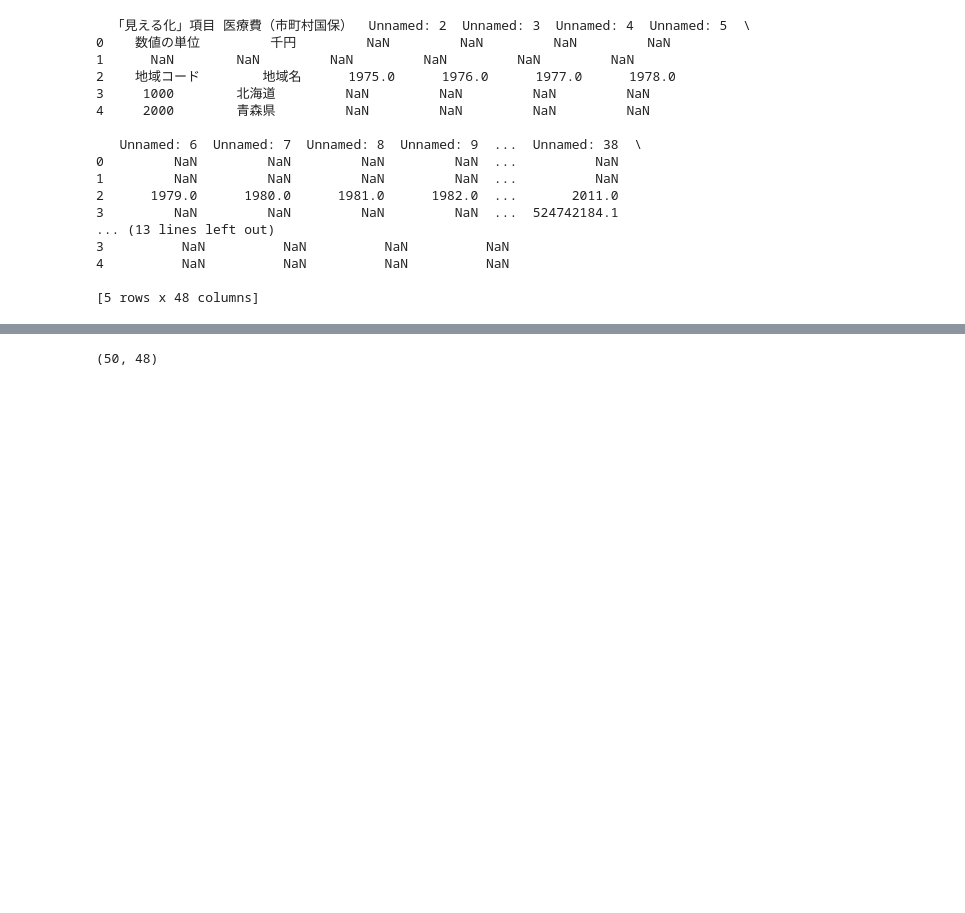
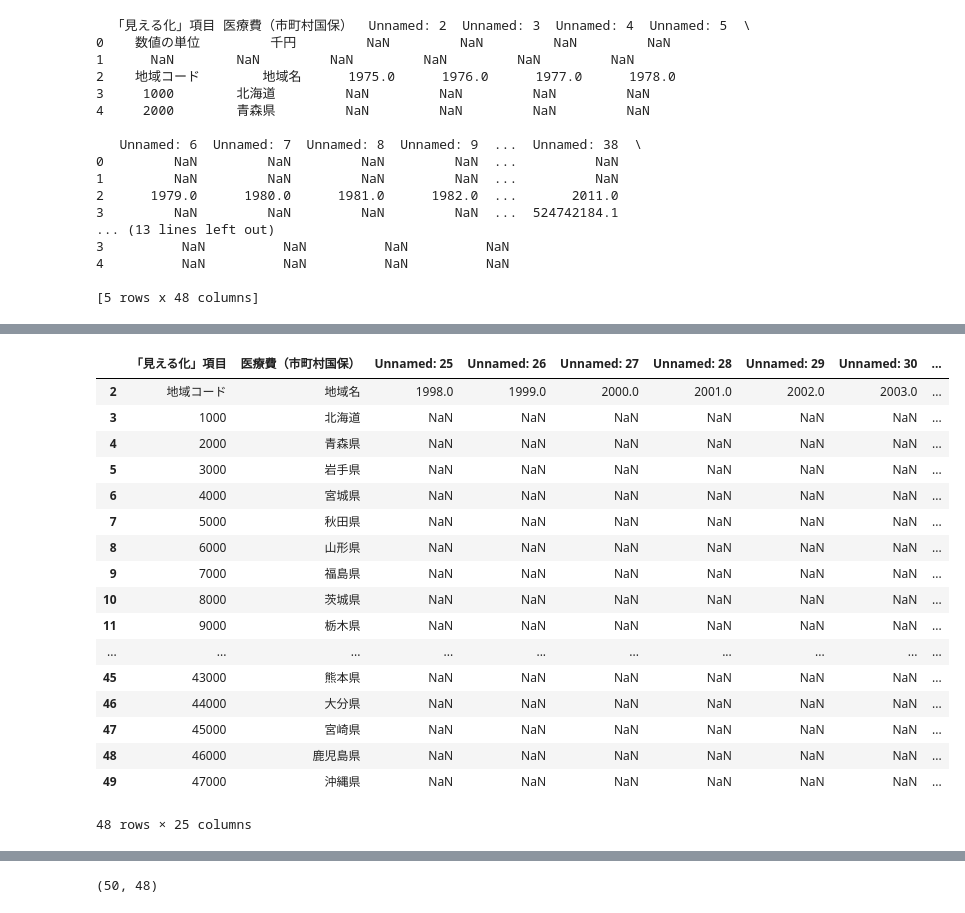
Before and after one commit to shof1/Capstone-Project, a Jupyter notebook: Week 4 - Capstone Project.ipynb, the cells around one changed output, grey strips where cells are left out. Drawn from its saved outputs; the diff is of its cells as text; code cells hidden in the pictures; blank space fills up the shorter version.

```diff
--- a/Week 4 - Capstone Project.ipynb
+++ b/Week 4 - Capstone Project.ipynb
@@ -48,5 +51,5 @@ url = "https://www5.cao.go.jp/keizai-shimon/kaigi/special/reform/mieruka/data/p2
 # data = pandas.read_csv(url, names=names)
 # data.plot(kind='density', subplots=True, layout=(3,3), sharex=False)
 # plt.show()
-data = pandas.read_csv(url,encoding="SHIFT-JIS")
+df = pandas.read_csv(url,encoding="SHIFT-JIS")
 # %%
@@ -71,0 +85,2 @@ print(data.head())
+# %%
+df.drop(range(0,2),inplace=True)
@@ -71,0 +127,28 @@ print(data.head())
+# %%
+df.drop(columns=['Unnamed: 2', 'Unnamed: 3', 'Unnamed: 4',
+       'Unnamed: 5', 'Unnamed: 6', 'Unnamed: 7', 'Unnamed: 8', 'Unnamed: 9',
+       'Unnamed: 10', 'Unnamed: 11', 'Unnamed: 12', 'Unnamed: 13',
+       'Unnamed: 14', 'Unnamed: 15', 'Unnamed: 16', 'Unnamed: 17',
+       'Unnamed: 18', 'Unnamed: 19', 'Unnamed: 20', 'Unnamed: 21',
+       'Unnamed: 22', 'Unnamed: 23', 'Unnamed: 24'],inplace=True)
+# %%
+df
+# %% [output]
+|  | 「見える化」項目 | 医療費（市町村国保） | Unnamed: 25 | Unnamed: 26 | Unnamed: 27 | Unnamed: 28 | Unnamed: 29 | Unnamed: 30 | ... |
+| 2 | 地域コード | 地域名 | 1998.0 | 1999.0 | 2000.0 | 2001.0 | 2002.0 | 2003.0 | ... |
+| 3 | 1000 | 北海道 | NaN | NaN | NaN | NaN | NaN | NaN | ... |
+| 4 | 2000 | 青森県 | NaN | NaN | NaN | NaN | NaN | NaN | ... |
+| 5 | 3000 | 岩手県 | NaN | NaN | NaN | NaN | NaN | NaN | ... |
+| 6 | 4000 | 宮城県 | NaN | NaN | NaN | NaN | NaN | NaN | ... |
+| 7 | 5000 | 秋田県 | NaN | NaN | NaN | NaN | NaN | NaN | ... |
+| 8 | 6000 | 山形県 | NaN | NaN | NaN | NaN | NaN | NaN | ... |
+| 9 | 7000 | 福島県 | NaN | NaN | NaN | NaN | NaN | NaN | ... |
+| 10 | 8000 | 茨城県 | NaN | NaN | NaN | NaN | NaN | NaN | ... |
+| 11 | 9000 | 栃木県 | NaN | NaN | NaN | NaN | NaN | NaN | ... |
+| ... | ... | ... | ... | ... | ... | ... | ... | ... | ... |
+| 45 | 43000 | 熊本県 | NaN | NaN | NaN | NaN | NaN | NaN | ... |
+| 46 | 44000 | 大分県 | NaN | NaN | NaN | NaN | NaN | NaN | ... |
+| 47 | 45000 | 宮崎県 | NaN | NaN | NaN | NaN | NaN | NaN | ... |
+| 48 | 46000 | 鹿児島県 | NaN | NaN | NaN | NaN | NaN | NaN | ... |
+| 49 | 47000 | 沖縄県 | NaN | NaN | NaN | NaN | NaN | NaN | ... |
+48 rows × 25 columns
```
Also changed, not shown: parts of 23 cells of this notebook.
